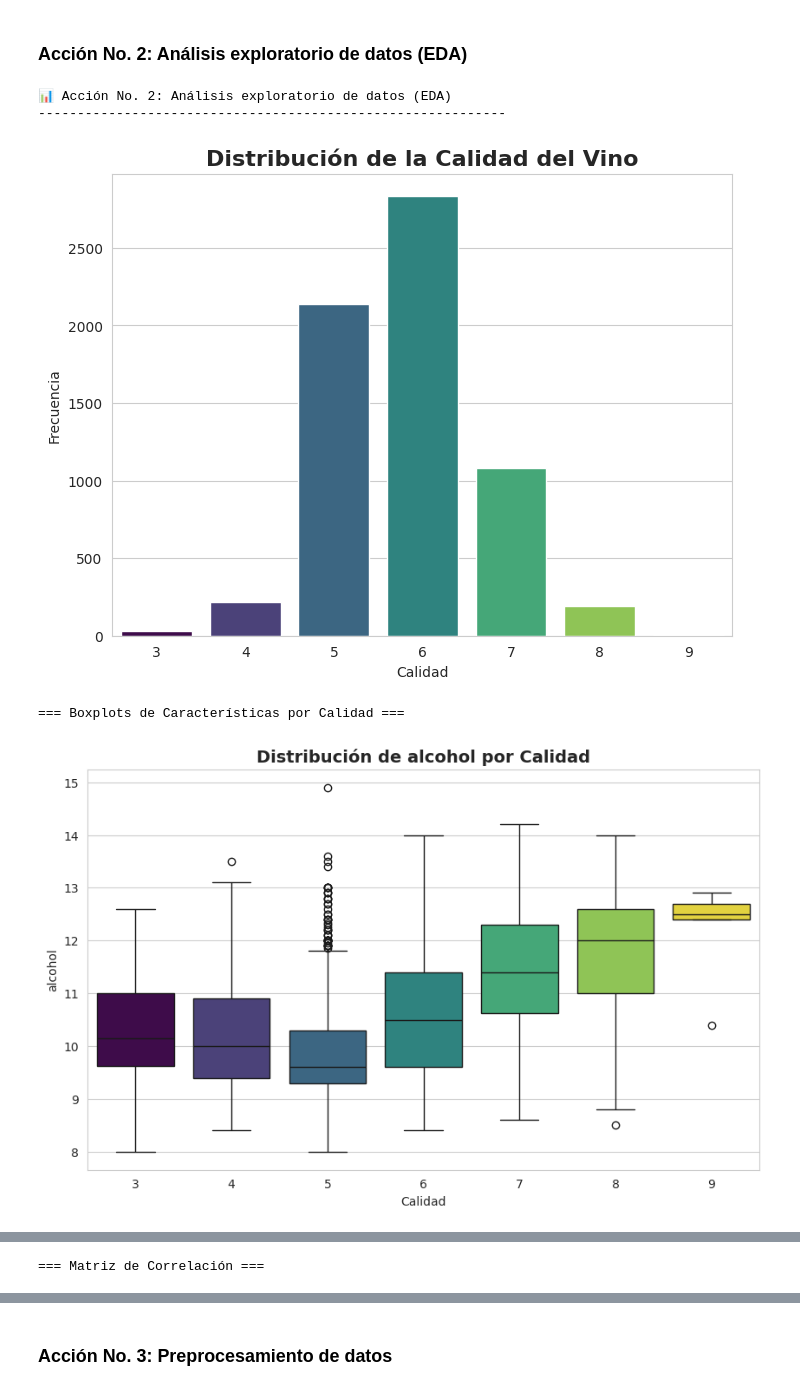
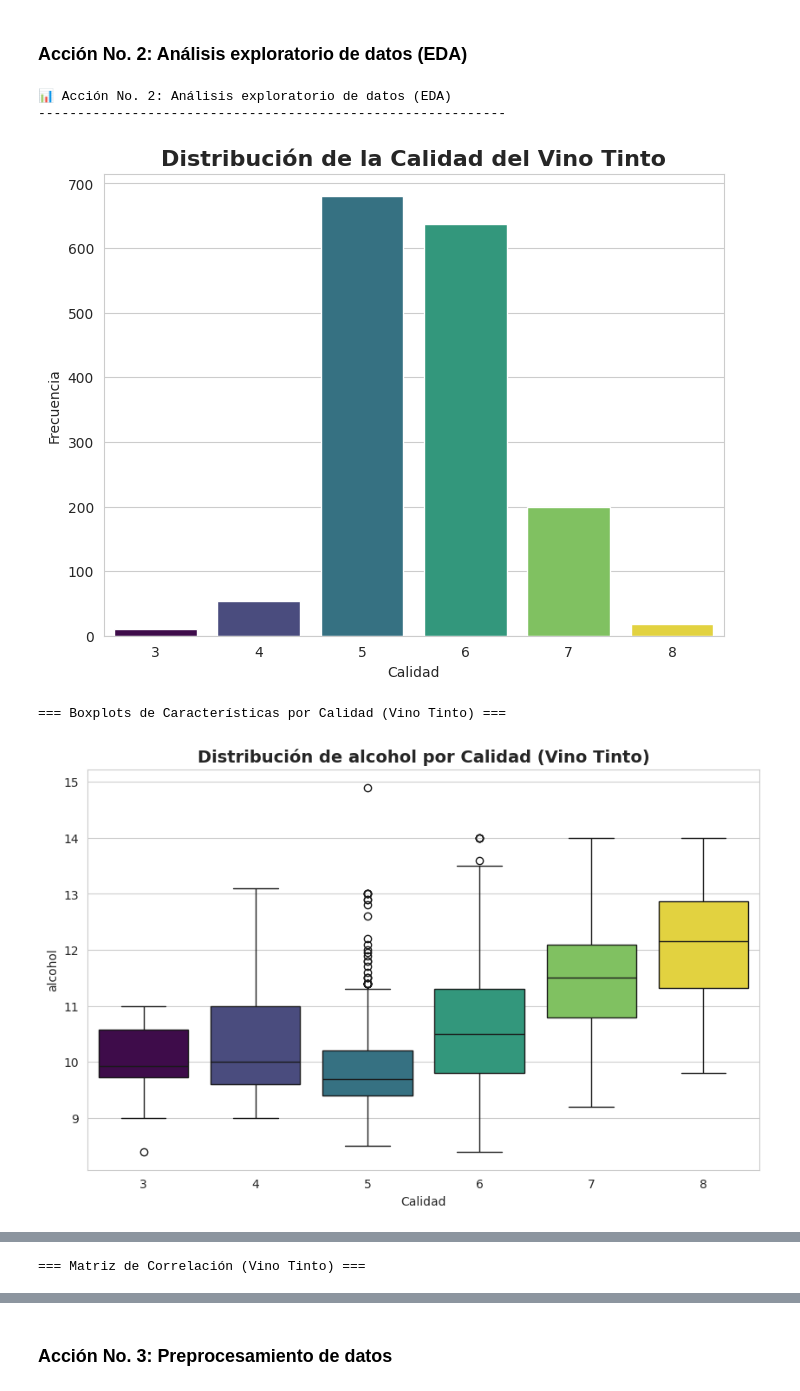
Before and after one commit to abyiis/machineLearning, a Jupyter notebook: iaupb_examen_03_clasificacion.ipynb, the cells around one changed output, grey strips where cells are left out. Saved outputs shown, nothing was run; the diff lists cells and outputs as text; code cells hidden in the pictures.

```diff
--- a/iaupb_examen_03_clasificacion.ipynb
+++ b/iaupb_examen_03_clasificacion.ipynb
@@ -136,58 +148,58 @@ print("-" * 60)
 sns.set_style("whitegrid")
 
 # 1. Distribution of wine quality (target variable)
 plt.figure(figsize=(8, 6))
-sns.countplot(data=df_wine_data, x='quality', palette='viridis', hue='quality', legend=False) # Corrected dataframe name and added hue and legend
-plt.title('Distribución de la Calidad del Vino', fontsize=16, fontweight='bold') # Kept Spanish title as per instructions
-plt.xlabel('Calidad') # Kept Spanish label as per instructions
-plt.ylabel('Frecuencia') # Kept Spanish label as per instructions
+sns.countplot(data=df_red_wine, x='quality', palette='viridis', hue='quality', legend=False) # Corrected dataframe name to df_red_wine
+plt.title('Distribución de la Calidad del Vino Tinto', fontsize=16, fontweight='bold') # Added "Tinto" to the title
+plt.xlabel('Calidad')
+plt.ylabel('Frecuencia')
 plt.show()
 
 # 2. Boxplot of features by quality (simplified and separated)
-print("\n=== Boxplots de Características por Calidad ===") # Kept Spanish title as per instructions
-selected_features_for_boxplot = ['alcohol'] # Example features
+print("\n=== Boxplots de Características por Calidad (Vino Tinto) ===") # Added "Vino Tinto" to the title
+selected_features_for_boxplot = ['alcohol', 'volatile_acidity', 'sulphates'] # Added more features to visualize
 
-for feature_name in selected_features_for_boxplot: # Refactored variable name
+for feature_name in selected_features_for_boxplot:
     plt.figure(figsize=(10, 6))
-    sns.boxplot(data=df_wine_data, x='quality', y=feature_name, palette='viridis', hue='quality', legend=False) # Corrected dataframe name and used refactored variable, added hue and legend
-    plt.title(f'Distribución de {feature_name} por Calidad', fontsize=14, fontweight='bold') # Kept Spanish title and used refactored variable
-    plt.xlabel('Calidad') # Kept Spanish label as per instructions
-    plt.ylabel(feature_name) # Used refactored variable
+    sns.boxplot(data=df_red_wine, x='quality', y=feature_name, palette='viridis', hue='quality', legend=False) # Corrected dataframe name to df_red_wine
+    plt.title(f'Distribución de {feature_name} por Calidad (Vino Tinto)', fontsize=14, fontweight='bold') # Added "Vino Tinto" and used feature_name
+    plt.xlabel('Calidad')
+    plt.ylabel(feature_name)
     plt.show()
 
 
 # 3. Correlation matrix
-print("\n=== Matriz de Correlación ===") # Kept Spanish title as per instructions
+print("\n=== Matriz de Correlación (Vino Tinto) ===") # Added "Vino Tinto" to the title
 plt.figure(figsize=(10, 8))
-correlation_matrix_wine = df_wine_data.corr() # Corrected dataframe name
+correlation_matrix_wine = df_red_wine.corr() # Corrected dataframe name to df_red_wine
 sns.heatmap(correlation_matrix_wine, annot=True, cmap='coolwarm',
             center=0, fmt=".2f", linewidths=".5")
-plt.title('Matriz de Correlación entre Características', fontsize=16, fontweight='bold') # Kept Spanish title as per instructions
+plt.title('Matriz de Correlación entre Características (Vino Tinto)', fontsize=16, fontweight='bold') # Added "Vino Tinto" to the title
 plt.xticks(rotation=90)
 plt.yticks(rotation=0)
 plt.show()
 
 
 # 4. Scatter plot
-print("\n=== Scatter Plot: Alcohol vs Acidez Volátil por Calidad ===") # Kept Spanish title as per instructions
+print("\n=== Scatter Plot: Alcohol vs Acidez Volátil por Calidad (Vino Tinto) ===") # Added "Vino Tinto" to the title
 plt.figure(figsize=(10, 6))
-sns.scatterplot(data=df_wine_data, x='alcohol', y='volatile_acidity', # Corrected dataframe name
+sns.scatterplot(data=df_red_wine, x='alcohol', y='volatile_acidity', # Corrected dataframe name to df_red_wine
                 hue='quality', s=50, palette='viridis')
-plt.title('Alcohol vs Acidez Volátil por Calidad', fontsize=16, fontweight='bold') # Kept Spanish title as per instructions
-plt.xlabel('Alcohol') # Kept Spanish label as per instructions
-plt.ylabel('Acidez Volátil') # Kept Spanish label as per instructions
-plt.legend(title='Calidad') # Kept Spanish title as per instructions
+plt.title('Alcohol vs Acidez Volátil por Calidad (Vino Tinto)', fontsize=16, fontweight='bold') # Added "Vino Tinto" to the title
+plt.xlabel('Alcohol')
+plt.ylabel('Acidez Volátil')
+plt.legend(title='Calidad')
 plt.show()
 
 
-print("\n\nOBSERVACIONES CLAVE DEL EDA (Interpretación inicial):") # Kept Spanish text as per instructions
-print("• Distribución de Calidad: Observa qué niveles de calidad son más frecuentes.") # Kept Spanish text as per instructions
-print("• Boxplots: Analiza cómo varían las características en los diferentes niveles de calidad.") # Kept Spanish text as per instructions
-print("• Matriz de Correlación: Identifica las relaciones entre las características. ¿Qué características se correlacionan más con la calidad?") # Kept Spanish text as per instructions
-print("• Scatter Plot: Visualiza la relación entre pares de características y cómo se agrupan por calidad.") # Kept Spanish text as per instructions
+print("\n\nOBSERVACIONES CLAVE DEL EDA (Interpretación inicial):")
+print("• Distribución de Calidad: Observa qué niveles de calidad son más frecuentes.")
+print("• Boxplots: Analiza cómo varían las características en los diferentes niveles de calidad.")
+print("• Matriz de Correlación: Identifica las relaciones entre las características. ¿Qué características se correlacionan más con la calidad?")
+print("• Scatter Plot: Visualiza la relación entre pares de características y cómo se agrupan por calidad.")
 # %% [output]
 📊 Acción No. 2: Análisis exploratorio de datos (EDA)
 ------------------------------------------------------------
-[figure, old version]
+[figure, new version]
-=== Boxplots de Características por Calidad ===
+=== Boxplots de Características por Calidad (Vino Tinto) ===
-[figure, old version]
+[figure, new version]
@@ -194 +208 @@ print("• Scatter Plot: Visualiza la relación entre pares de características
-=== Matriz de Correlación ===
+=== Matriz de Correlación (Vino Tinto) ===
```
Also changed, not shown: parts of 5 cells of this notebook.
